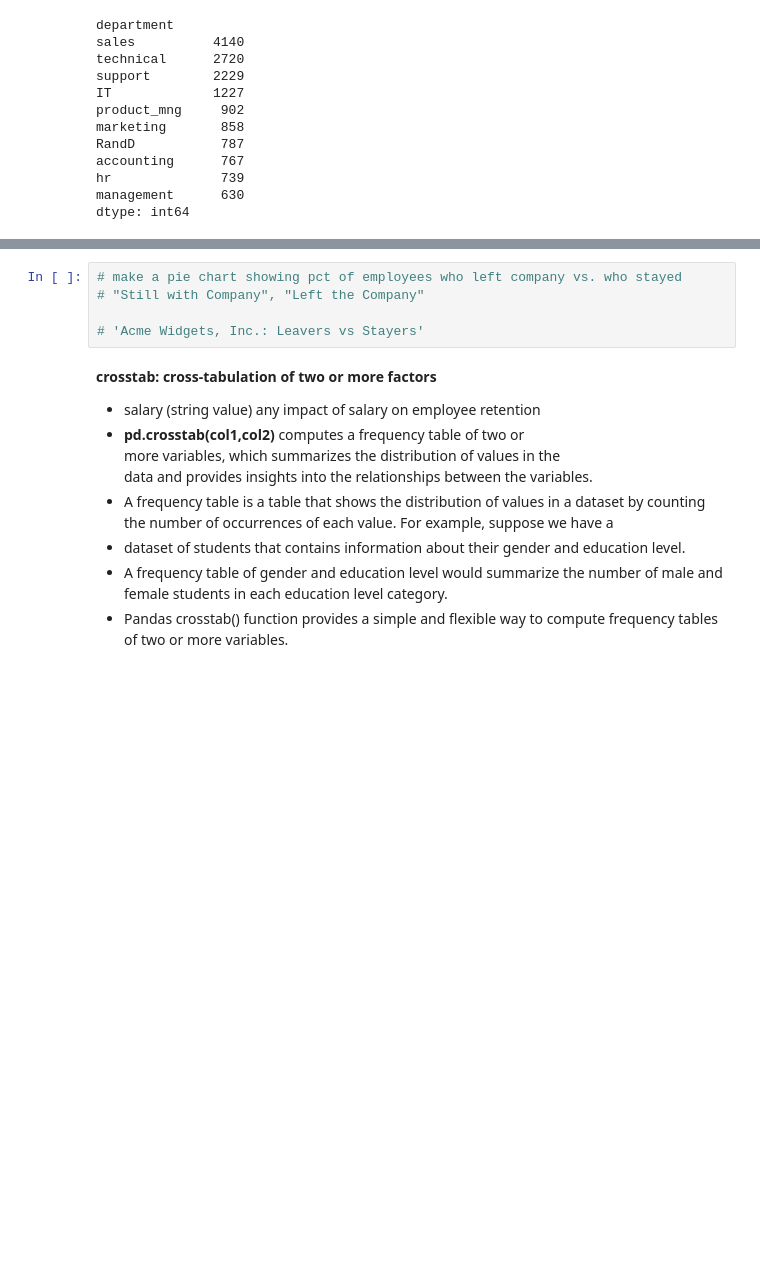
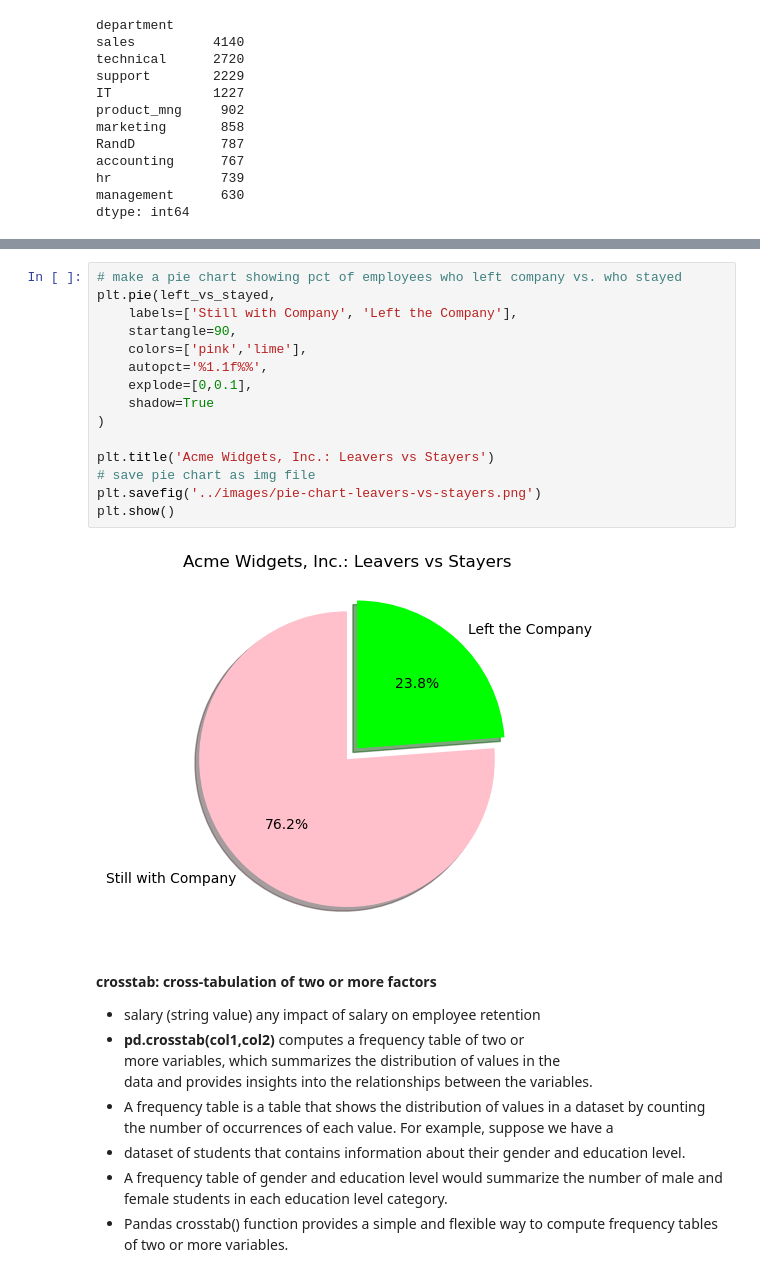
Before and after one commit to brianmccln/Python-Machine-Learning-TMobile-OCt-2025, a Jupyter notebook: __START/_ML_2.5_LogisticRegression_Predict_Employee_Retention_START.ipynb, the cells around one changed output, grey strips where cells are left out. Saved outputs shown, nothing was run; the diff lists cells and outputs as text; blank space fills up the shorter version.

```diff
--- a/__START/_ML_2.5_LogisticRegression_Predict_Employee_Retention_START.ipynb
+++ b/__START/_ML_2.5_LogisticRegression_Predict_Employee_Retention_START.ipynb
@@ -280,8 +284,20 @@ left_vs_stayed.plot(kind='bar')
 # %%
 # make a pie chart showing pct of employees who left company vs. who stayed
-# "Still with Company", "Left the Company"
+plt.pie(left_vs_stayed,
+    labels=['Still with Company', 'Left the Company'],
+    startangle=90,
+    colors=['pink','lime'],
+    autopct='%1.1f%%',
+    explode=[0,0.1],
+    shadow=True
+)
 
-# 'Acme Widgets, Inc.: Leavers vs Stayers'
+plt.title('Acme Widgets, Inc.: Leavers vs Stayers')
+# save pie chart as img file
+plt.savefig('../images/pie-chart-leavers-vs-stayers.png')
+plt.show()
+# %% [output]
+[figure, added]
 # %% [markdown]
 **crosstab: cross-tabulation of two or more factors**
 
```
Also changed, not shown: parts of 2 cells of this notebook.
